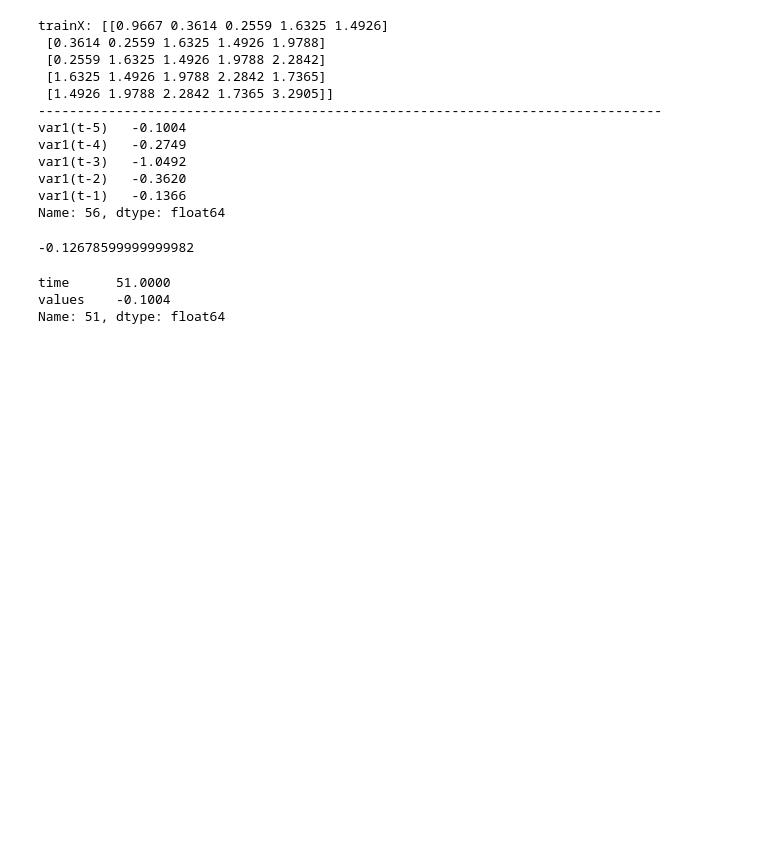
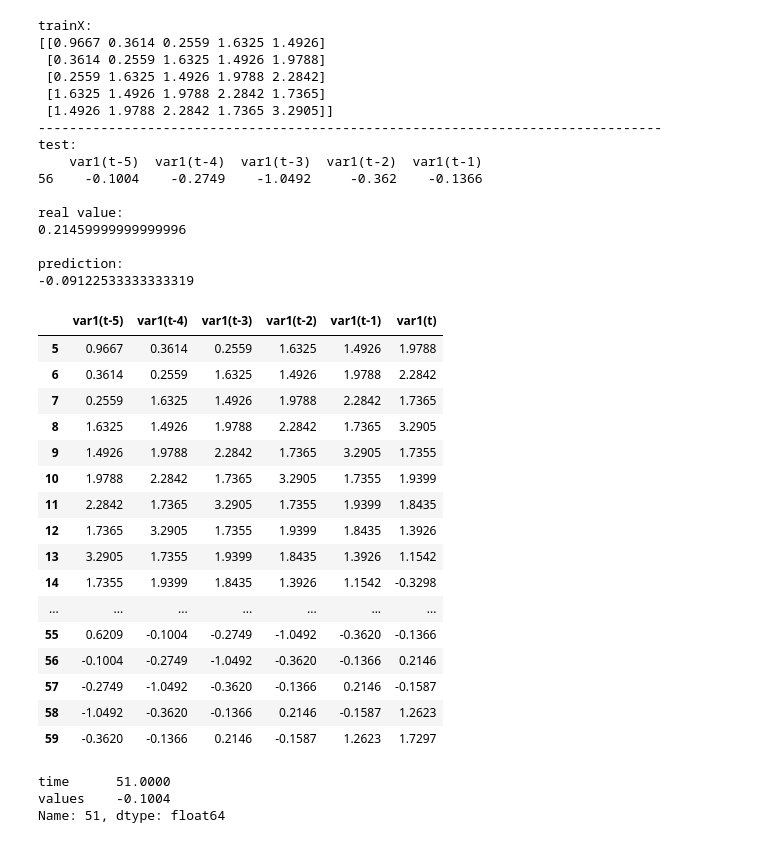
Before and after one commit to mmelinanna/xaiplayground, a Jupyter notebook: playground.ipynb, the cells around one changed output. Drawn from its saved outputs; the diff is of its cells as text; code cells hidden in the pictures; blank space fills up the shorter version.

```diff
--- a/playground.ipynb
+++ b/playground.ipynb
@@ -371,23 +446,48 @@ test_df = pd.DataFrame(data={"time": source.data["time"][split_ind-1:], "values"
 # %%
-from dataframe_lagger import time_series_lagger, random_forest_forecast
+#from dataframe_lagger import time_series_lagger, random_forest_forecast
 
 lagged_df = time_series_lagger(train_df["values"].to_list(), n_in=5, n_out=1)
 prediction = random_forest_forecast(lagged_df.loc[0:50,:], lagged_df.iloc[51,:-1])
-prediction
+print("test: \n{}".format(lagged_df.iloc[51:52,:-1]))
+print("\nreal value:\n{}".format(lagged_df.iloc[51,-1]))
+print("\nprediction:\n{}".format(prediction))
 # %% [output]
-trainX: [[0.9667 0.3614 0.2559 1.6325 1.4926]
+trainX:
+[[0.9667 0.3614 0.2559 1.6325 1.4926]
  [0.3614 0.2559 1.6325 1.4926 1.9788]
  [0.2559 1.6325 1.4926 1.9788 2.2842]
  [1.6325 1.4926 1.9788 2.2842 1.7365]
  [1.4926 1.9788 2.2842 1.7365 3.2905]]
 --------------------------------------------------------------------------------
-var1(t-5)   -0.1004
-var1(t-4)   -0.2749
-var1(t-3)   -1.0492
-var1(t-2)   -0.3620
-var1(t-1)   -0.1366
-Name: 56, dtype: float64
+test:
+    var1(t-5)  var1(t-4)  var1(t-3)  var1(t-2)  var1(t-1)
+56    -0.1004    -0.2749    -1.0492     -0.362    -0.1366
+
+real value:
+0.21459999999999996
+
+prediction:
+-0.09122533333333319
--0.12678599999999982
+# %%
+lagged_df
+# %% [output]
+|  | var1(t-5) | var1(t-4) | var1(t-3) | var1(t-2) | var1(t-1) | var1(t) |
+| 5 | 0.9667 | 0.3614 | 0.2559 | 1.6325 | 1.4926 | 1.9788 |
+| 6 | 0.3614 | 0.2559 | 1.6325 | 1.4926 | 1.9788 | 2.2842 |
+| 7 | 0.2559 | 1.6325 | 1.4926 | 1.9788 | 2.2842 | 1.7365 |
+| 8 | 1.6325 | 1.4926 | 1.9788 | 2.2842 | 1.7365 | 3.2905 |
+| 9 | 1.4926 | 1.9788 | 2.2842 | 1.7365 | 3.2905 | 1.7355 |
+| 10 | 1.9788 | 2.2842 | 1.7365 | 3.2905 | 1.7355 | 1.9399 |
+| 11 | 2.2842 | 1.7365 | 3.2905 | 1.7355 | 1.9399 | 1.8435 |
+| 12 | 1.7365 | 3.2905 | 1.7355 | 1.9399 | 1.8435 | 1.3926 |
+| 13 | 3.2905 | 1.7355 | 1.9399 | 1.8435 | 1.3926 | 1.1542 |
+| 14 | 1.7355 | 1.9399 | 1.8435 | 1.3926 | 1.1542 | -0.3298 |
+| ... | ... | ... | ... | ... | ... | ... |
+| 55 | 0.6209 | -0.1004 | -0.2749 | -1.0492 | -0.3620 | -0.1366 |
+| 56 | -0.1004 | -0.2749 | -1.0492 | -0.3620 | -0.1366 | 0.2146 |
+| 57 | -0.2749 | -1.0492 | -0.3620 | -0.1366 | 0.2146 | -0.1587 |
+| 58 | -1.0492 | -0.3620 | -0.1366 | 0.2146 | -0.1587 | 1.2623 |
+| 59 | -0.3620 | -0.1366 | 0.2146 | -0.1587 | 1.2623 | 1.7297 |
 # %%
 train_df.iloc[51,:]
 # %% [output]
```
Also changed, not shown: parts of 1 cell of this notebook, 2 other files.
